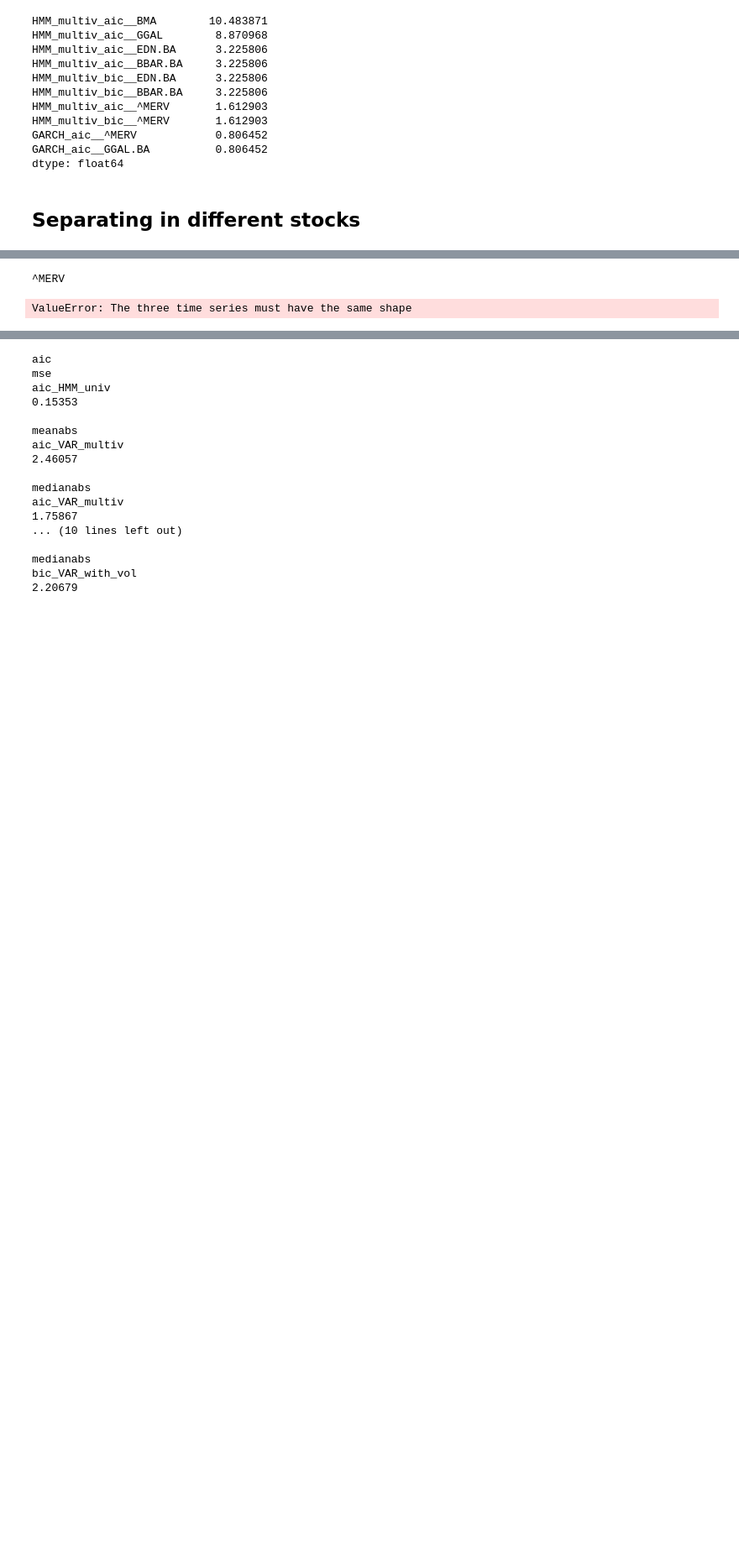
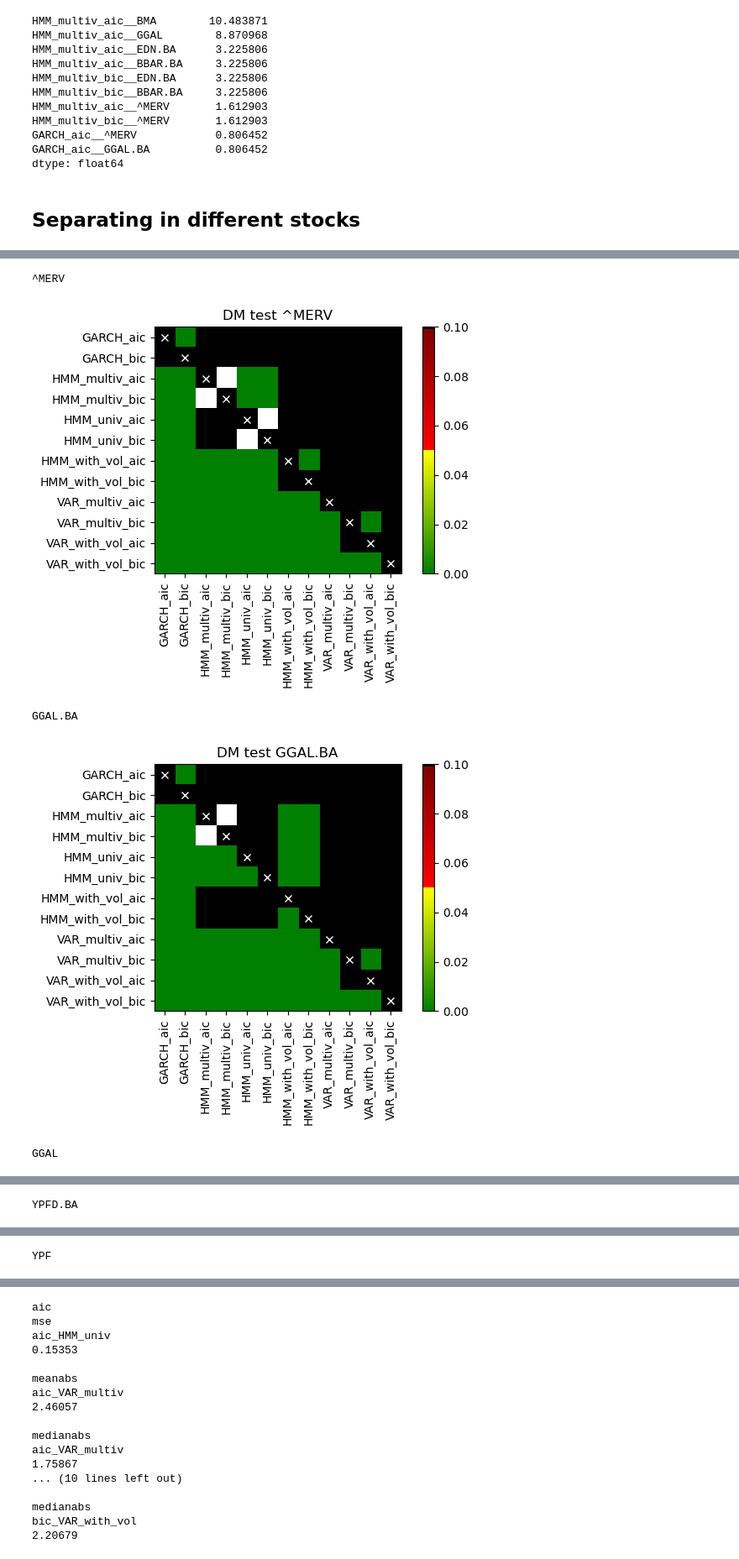
Before and after one commit to alfsn/regime-switching-hmm, a Jupyter notebook: notebooks/03_Comparison.ipynb, the cells around one changed output, grey strips where cells are left out. Shown at 84% size. Saved outputs shown, nothing was run; the diff lists cells and outputs as text; code cells hidden in the pictures; blank space fills up the shorter version.

Commit message:
applying residuals by stock

```diff
--- a/notebooks/03_Comparison.ipynb
+++ b/notebooks/03_Comparison.ipynb
@@ -205,22 +173,20 @@ forecasts_by_stock["^MERV"]
 # %%
 dmroute=os.path.join(graphsroute, "DM")
 gwroute=os.path.join(graphsroute, "GW")
 
 for stock in forecasts_by_stock.keys():
     print(stock)
     real_values=subset_of_columns(df_test, f"{stock}_log_rets")
     forecasts=delete_in_column_names(forecasts_by_stock[stock].fillna(0), f"__{stock}")
 
     plot_multivariate_DM_test(real_price=real_values,
                             forecasts=forecasts.fillna(0),
                             title=f"DM test {stock}",
                             savefig=True,
                             path=dmroute)
-    plot_multivariate_GW_test(real_price=real_values,
-                          forecasts=forecasts.fillna(0),
-                          title=f"GW test {stock}",
-                          savefig=True,
-                          path=gwroute)
 # %% [output]
 ^MERV
+[figure, added]
-ValueError: The three time series must have the same shape
+GGAL.BA
+[figure, added]
+GGAL
@@ -226,0 +194 @@ ValueError: The three time series must have the same shape
+YPFD.BA
@@ -226,0 +196 @@ ValueError: The three time series must have the same shape
+YPF
```
Also changed, not shown: parts of 5 cells of this notebook.
